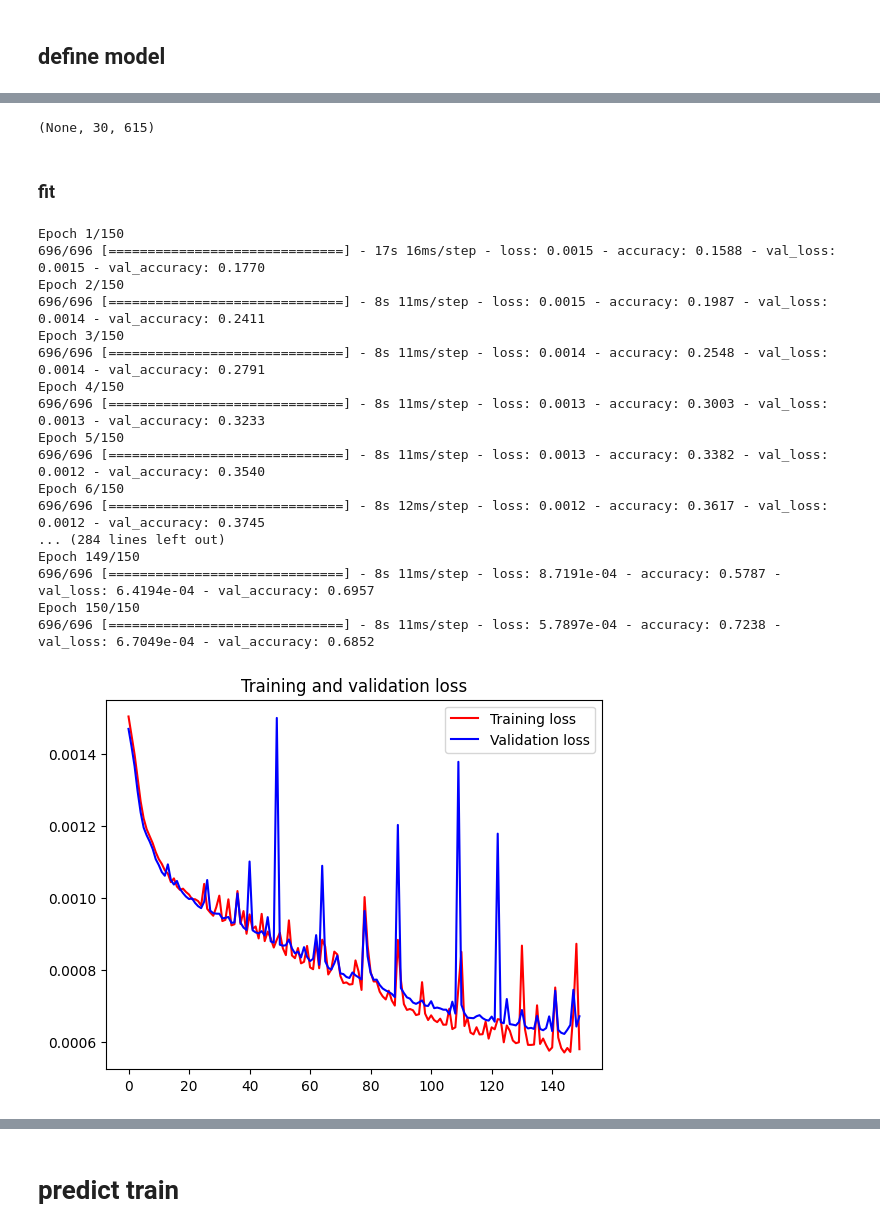
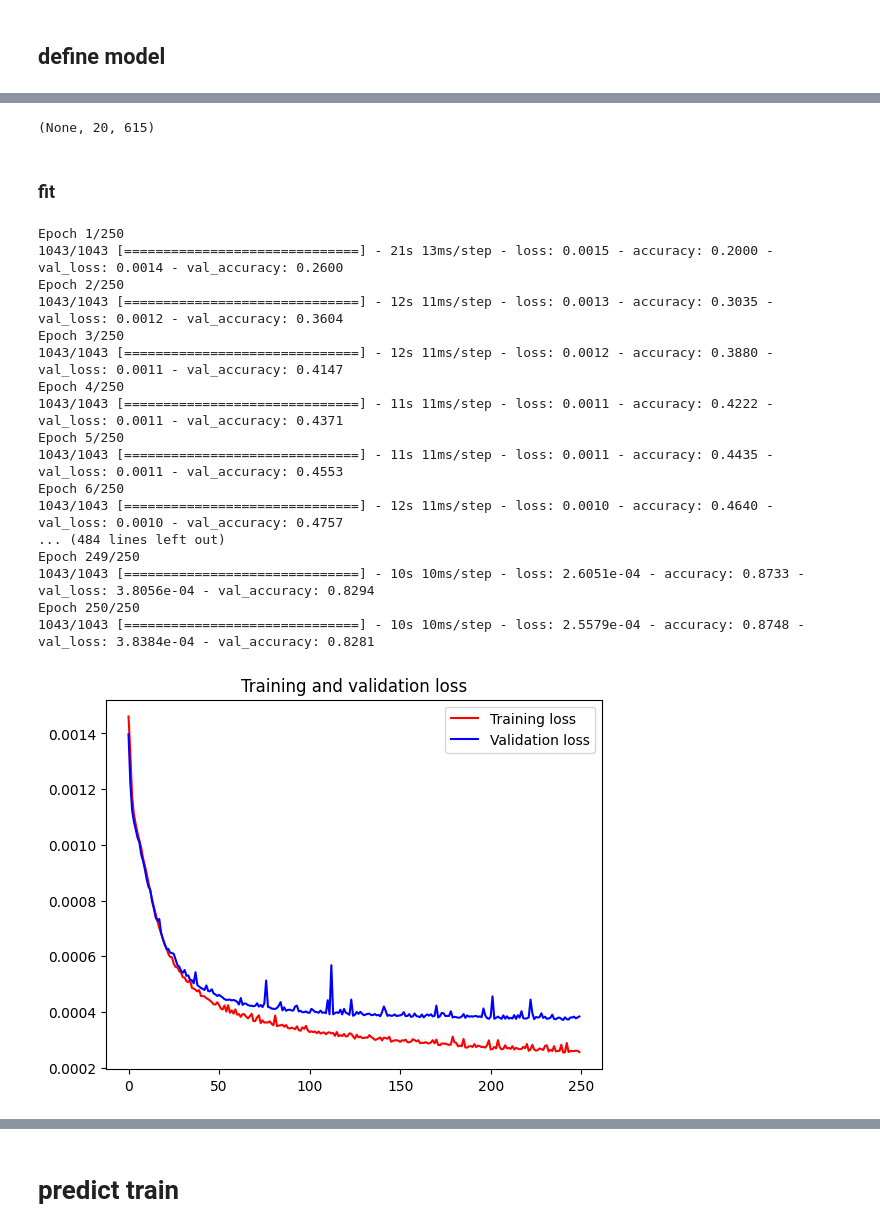
Before and after one commit to Eidell/gRPC-log-LSTM-Anomaly-Detection, a Jupyter notebook: lstm.ipynb, the cells around one changed output, grey strips where cells are left out. Cells and saved outputs as stored; diff of their text form; code cells hidden in the pictures.

```diff
--- a/lstm.ipynb
+++ b/lstm.ipynb
@@ -346,7 +330,7 @@ Found GPU at: /device:GPU:0
 # %% [markdown]
 ## timeseries
 # %%
-num_steps = 30
+num_steps = 20
 features = train_df.shape[1]
 
 #train_df = train_df.iloc[:400000]
@@ -413,56 +404,56 @@ _________________________________________________________________
 # %%
 model.layers[0].input_shape
 # %% [output]
-(None, 30, 615)
+(None, 20, 615)
 # %% [markdown]
 ### fit
 # %%
 import matplotlib.pyplot as plt
 
-epochs = 150
+epochs = 250
 checkpoint_filepath = '/tmp/checkpoint'
 model_checkpoint_callback = tf.keras.callbacks.ModelCheckpoint(
     filepath=checkpoint_filepath,
     save_weights_only=True,
     monitor='val_accuracy',
     mode='max',
     save_best_only=True)
 
 # Model weights are saved at the end of every epoch, if it's the best seen
 # so far.
 
 history = model.fit(x_train_shaped,x_train_shaped, epochs=epochs, validation_split=0.2, callbacks=[model_checkpoint_callback])
 
 # Plot training and validation loss over epochs
 loss = history.history['loss']
 val_loss = history.history['val_loss']
 epochs = range(len(loss))
 
 plt.figure()
 plt.plot(epochs, loss, 'r', label='Training loss')
 plt.plot(epochs, val_loss, 'b', label='Validation loss')
 plt.title('Training and validation loss')
 plt.legend()
 plt.show()
 # %% [output]
-Epoch 1/150
-696/696 [==============================] - 17s 16ms/step - loss: 0.0015 - accuracy: 0.1588 - val_loss: 0.0015 - val_accuracy: 0.1770
-Epoch 2/150
-696/696 [==============================] - 8s 11ms/step - loss: 0.0015 - accuracy: 0.1987 - val_loss: 0.0014 - val_accuracy: 0.2411
-Epoch 3/150
-696/696 [==============================] - 8s 11ms/step - loss: 0.0014 - accuracy: 0.2548 - val_loss: 0.0014 - val_accuracy: 0.2791
-Epoch 4/150
-696/696 [==============================] - 8s 11ms/step - loss: 0.0013 - accuracy: 0.3003 - val_loss: 0.0013 - val_accuracy: 0.3233
-Epoch 5/150
-696/696 [==============================] - 8s 11ms/step - loss: 0.0013 - accuracy: 0.3382 - val_loss: 0.0012 - val_accuracy: 0.3540
-Epoch 6/150
-696/696 [==============================] - 8s 12ms/step - loss: 0.0012 - accuracy: 0.3617 - val_loss: 0.0012 - val_accuracy: 0.3745
-... (284 lines left out)
-Epoch 149/150
-696/696 [==============================] - 8s 11ms/step - loss: 8.7191e-04 - accuracy: 0.5787 - val_loss: 6.4194e-04 - val_accuracy: 0.6957
-Epoch 150/150
-696/696 [==============================] - 8s 11ms/step - loss: 5.7897e-04 - accuracy: 0.7238 - val_loss: 6.7049e-04 - val_accuracy: 0.6852
+Epoch 1/250
+1043/1043 [==============================] - 21s 13ms/step - loss: 0.0015 - accuracy: 0.2000 - val_loss: 0.0014 - val_accuracy: 0.2600
+Epoch 2/250
+1043/1043 [==============================] - 12s 11ms/step - loss: 0.0013 - accuracy: 0.3035 - val_loss: 0.0012 - val_accuracy: 0.3604
+Epoch 3/250
+1043/1043 [==============================] - 12s 11ms/step - loss: 0.0012 - accuracy: 0.3880 - val_loss: 0.0011 - val_accuracy: 0.4147
+Epoch 4/250
+1043/1043 [==============================] - 11s 11ms/step - loss: 0.0011 - accuracy: 0.4222 - val_loss: 0.0011 - val_accuracy: 0.4371
+Epoch 5/250
+1043/1043 [==============================] - 11s 11ms/step - loss: 0.0011 - accuracy: 0.4435 - val_loss: 0.0011 - val_accuracy: 0.4553
+Epoch 6/250
+1043/1043 [==============================] - 12s 11ms/step - loss: 0.0010 - accuracy: 0.4640 - val_loss: 0.0010 - val_accuracy: 0.4757
+... (484 lines left out)
+Epoch 249/250
+1043/1043 [==============================] - 10s 10ms/step - loss: 2.6051e-04 - accuracy: 0.8733 - val_loss: 3.8056e-04 - val_accuracy: 0.8294
+Epoch 250/250
+1043/1043 [==============================] - 10s 10ms/step - loss: 2.5579e-04 - accuracy: 0.8748 - val_loss: 3.8384e-04 - val_accuracy: 0.8281
-[figure, old version]
+[figure, new version]
 # %%
 import matplotlib.pyplot as plt
 
```
Also changed, not shown: parts of 15 cells of this notebook.
